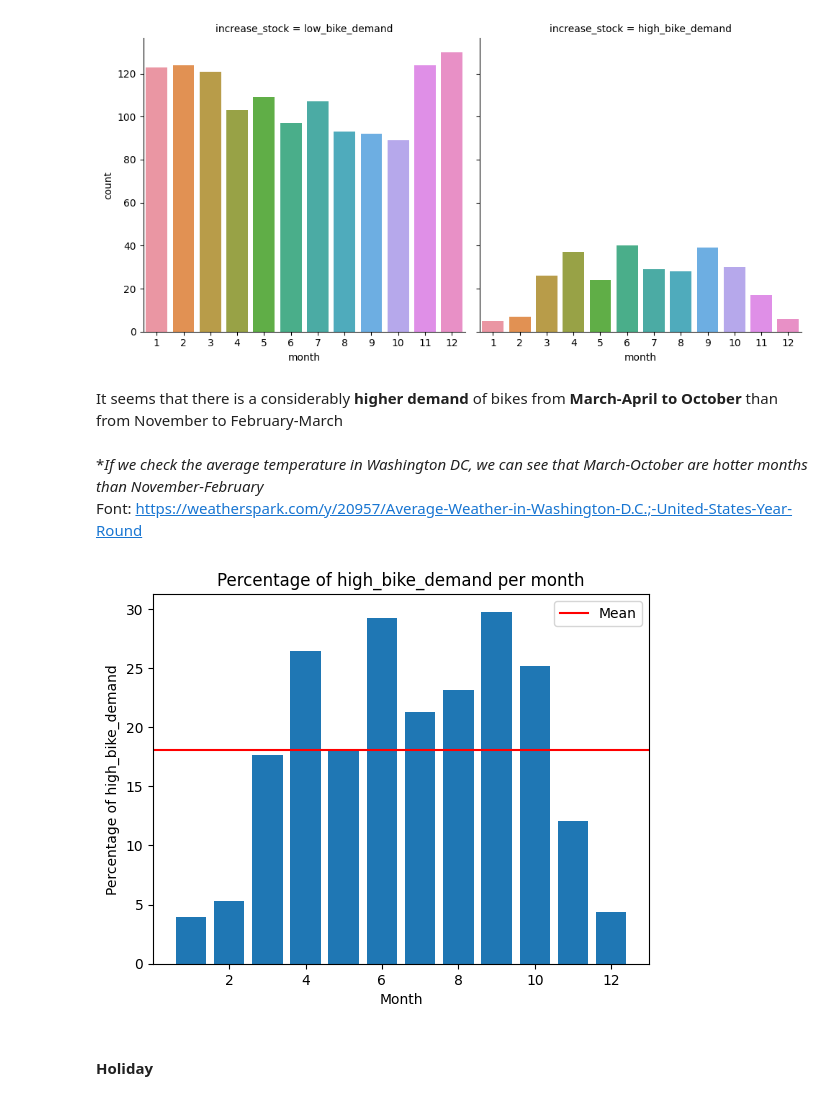
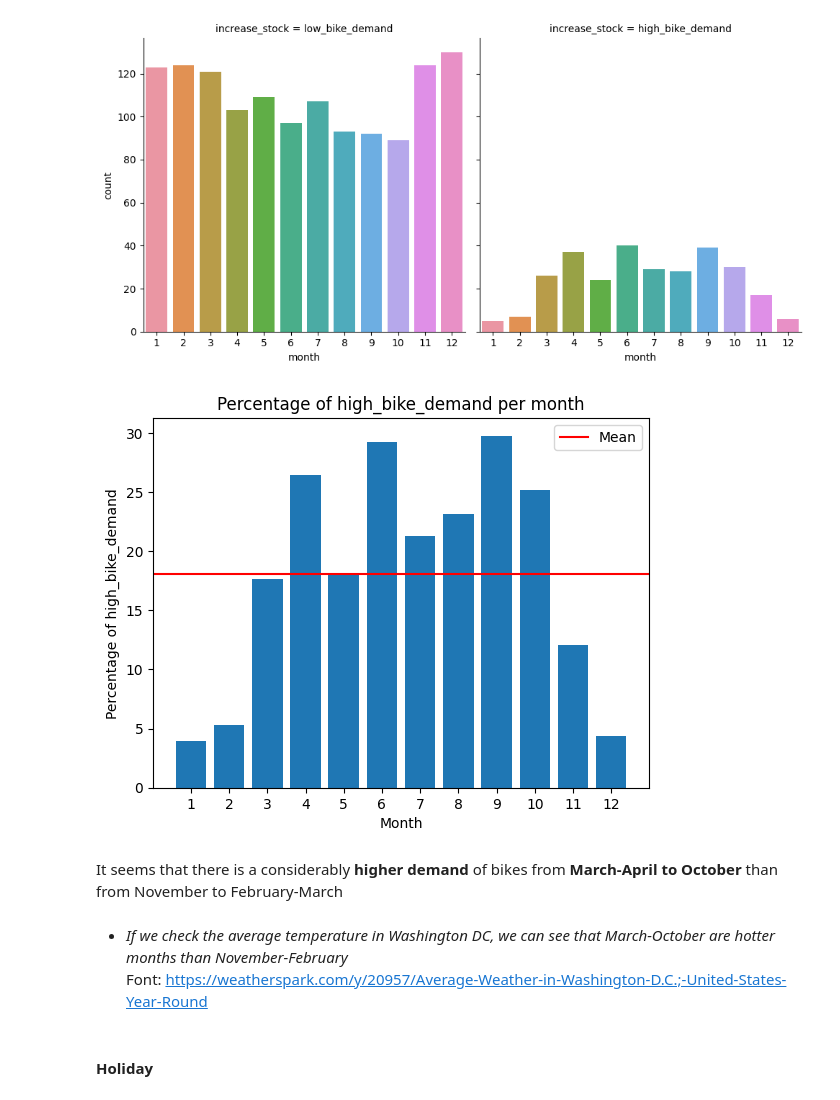
Before and after one commit to AlbertBS2/Predict-Bikes-Availability, a Jupyter notebook: data_analysis.ipynb, the cells around one changed output. Saved outputs shown, nothing was run; the diff lists cells and outputs as text; code cells hidden in the pictures.

```diff
--- a/data_analysis.ipynb
+++ b/data_analysis.ipynb
@@ -129,27 +131,28 @@ sns.catplot(
 );
 # %% [output]
 [figure]
+# %%
+month_high = train_data[train_data['increase_stock'] == 'high_bike_demand'].value_counts(['month'])
+month_total = train_data.value_counts(['month'])
+month_perc = round(month_high / month_total * 100, 2)
+
+plt.axhline(month_perc.values.mean(), color='red', label='Mean')
+plt.bar(np.arange(1, 13), month_perc.values)
+
+plt.legend()
+plt.ylabel('Percentage of high_bike_demand')
+plt.xticks(np.arange(1, 13))
+plt.xlabel('Month')
+plt.title('Percentage of high_bike_demand per month')
+
+plt.show()
+# %% [output]
+[figure, added]
 # %% [markdown]
 It seems that there is a considerably **higher demand** of bikes from **March-April to October** than from November to February-March
 # %% [markdown]
-**If we check the average temperature in Washington DC, we can see that March-October are hotter months than November-February* \
+* *If we check the average temperature in Washington DC, we can see that March-October are hotter months than November-February* \
 Font: https://weatherspark.com/y/20957/Average-Weather-in-Washington-D.C.;-United-States-Year-Round
-# %%
-month_high = train_data[train_data['increase_stock'] == 'high_bike_demand'].value_counts(['month'])
-month_total = train_data.value_counts(['month'])
-month_perc = round(month_high / month_total * 100, 2)
-
-plt.axhline(month_perc.values.mean(), color='red', label='Mean')
-plt.bar(np.arange(1, 13), month_perc.values)
-
-plt.legend()
-plt.ylabel('Percentage of high_bike_demand')
-plt.xlabel('Month')
-plt.title('Percentage of high_bike_demand per month')
-
-plt.show()
-# %% [output]
-[figure, removed]
 # %% [markdown]
 #### Holiday
 # %%
```
Also changed, not shown: parts of 6 cells of this notebook.
